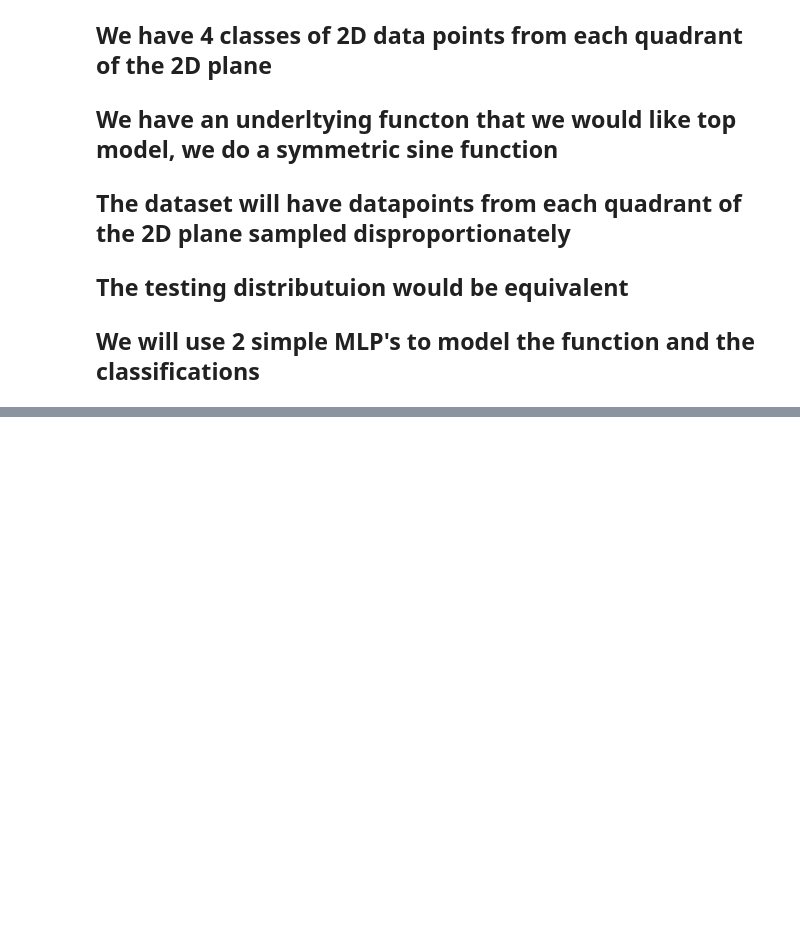
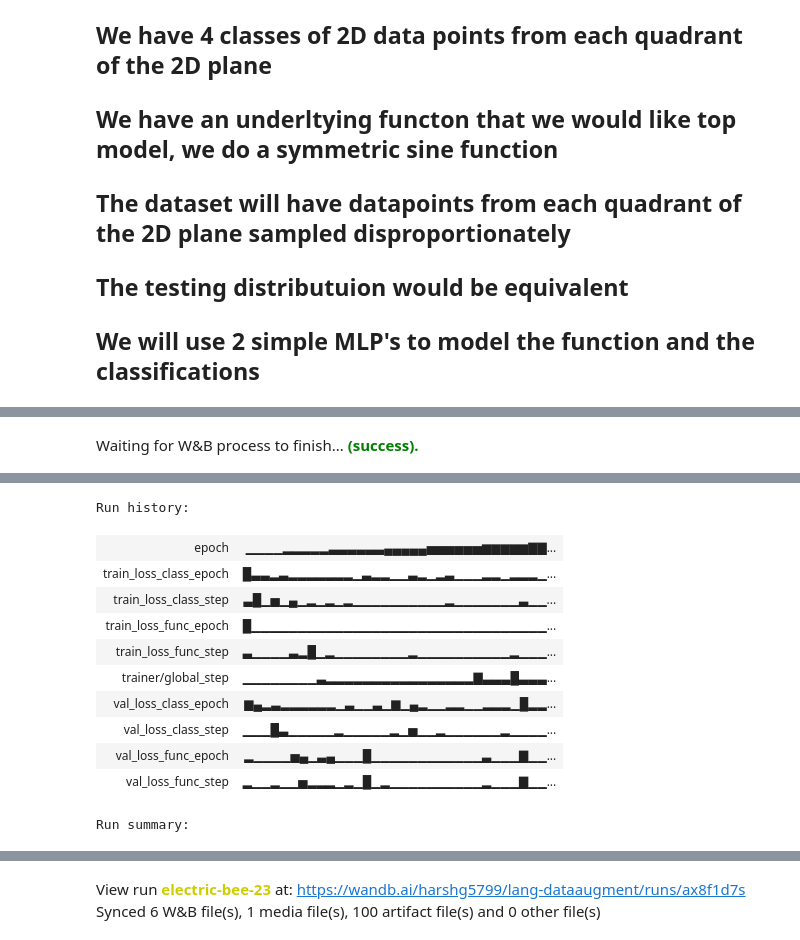
Before and after one commit to UTAustin-SwarmLab/SynDiff-AD, a Jupyter notebook: lang-cond-task-adv-augmentation/gaussian_starter.ipynb, the cells around one changed output, grey strips where cells are left out. Drawn from its saved outputs; the diff is of its cells as text; code cells hidden in the pictures; blank space fills up the shorter version.

```diff
--- a/lang-cond-task-adv-augmentation/gaussian_starter.ipynb
+++ b/lang-cond-task-adv-augmentation/gaussian_starter.ipynb
@@ -108,8 +118,8 @@ x_test = torch.tensor(x_test, dtype = torch.float32)
 y_class_train = torch.tensor(y_class_train, dtype = torch.int64)
 y_class_test = torch.tensor(y_class_test, dtype = torch.int64)
 # Create one hot encoding for the class labels
-y_class_train = torch.nn.functional.one_hot(y_class_train, num_classes = NCLASSES).float()
-y_class_test = torch.nn.functional.one_hot(y_class_test, num_classes = NCLASSES).float()
+# y_class_train = torch.nn.functional.one_hot(y_class_train, num_classes = NCLASSES).float()
+# y_class_test = torch.nn.functional.one_hot(y_class_test, num_classes = NCLASSES).float()
 
 y_labels_train = torch.tensor(y_labels_train, dtype = torch.float32)
 y_labels_test = torch.tensor(y_labels_test, dtype = torch.float32)
@@ -151,8 +161,10 @@ class classTrainer(pl.LightningModule):
     def training_step(self, batch, batch_idx):
         x, y_class, y_labels = batch
         y_pred_class, y_pred_labels = self.forward(x)
+        # print(y_pred_class.shape, y_class.shape)
+        # print(y_pred_class[0])
         loss_class = self.loss(y_pred_class, y_class)
-        set_trace()
+
         loss_func = self.funv_loss(y_pred_labels, y_labels.unsqueeze(1))
         loss = loss_class + loss_func
         self.log('train_loss_class', loss_class.detach(), on_step=True, on_epoch=True, prog_bar=True, logger=True)
@@ -171,12 +183,3 @@ class classTrainer(pl.LightningModule):
 
     def return_model_weights(self):
         return [self.model.state_dict(), self.func_model.state_dict()]
-
-
-# Training the model
-model = classTrainer(input_size=2,
-                       hidden_size=128,
-                        output_size=4)
-trainer = pl.Trainer(max_epochs=100, devices=2, accelerator='gpu')
-
-trainer.fit(model, train_loader, val_loader)
@@ -196,0 +286,48 @@ Traceback (most recent call last):
+# %%
+# Creating the modified dataset for the augmentation network, we take the original dataset and permute the class labels with it
+
+x_train_aug = torch.repeat_interleave(x_train, NCLASSES, dim = 0)
+x_test_aug = torch.repeat_interleave(x_test, NCLASSES, dim = 0)
+y_train_class_aug = torch.cat([torch.tensor(np.zeros(y_class_train.shape[0]) + i) for i in range(NCLASSES)],
+                              dim = 0).type(torch.LongTensor)
+y_train_labels_aug = torch.repeat_interleave(y_labels_train, NCLASSES, dim = 0)
+y_test_class_aug = torch.cat([torch.tensor(np.zeros(y_class_test.shape[0]) + i) for i in range(NCLASSES)]
+                             ,dim = 0).type(torch.LongTensor)
+y_test_labels_aug = torch.repeat_interleave(y_labels_test, NCLASSES, dim = 0)
+
+print("Dataset Shapes:")
+print(x_train_aug.shape, y_train_class_aug.shape, y_train_labels_aug.shape)
+print(x_test_aug.shape, y_test_class_aug.shape, y_test_labels_aug.shape)
+
+# Creating the dataloaders and the dataset
+train_dataset_aug = torch.utils.data.TensorDataset(x_train_aug, y_train_class_aug, y_train_labels_aug)
+train_loader_aug = torch.utils.data.DataLoader(train_dataset_aug, batch_size=2048, shuffle=True)
+val_dataset_aug = torch.utils.data.TensorDataset(x_test_aug, y_test_class_aug, y_test_labels_aug)
+val_loader_aug = torch.utils.data.DataLoader(val_dataset_aug, batch_size=2048, shuffle=True)
+
+# Training the model
+
+#Load the class and func model trained weights
+
+model = classTrainer(input_size=2,
+                    hidden_size=128,
+                    output_size=4)
+
+model.load_state_dict(torch.load('classmodel.pt'))
+T = 3
+aug_model = augmentTrainer(input_size=2,hidden_size=128,output_size=4,
+                       class_modelweights = model.return_model_weights()[0],
+                       func_modelweights = model.return_model_weights()[1],
+                       T = T)
+
+logger = TensorBoardLogger("tb_logs", name="augment")
+wandb.finish()
+wandb_logger = WandbLogger(project='lang-dataaugment', log_model='all')
+
+trainer = pl.Trainer(max_epochs=100, devices=1, accelerator='gpu',logger=[logger,wandb_logger])
+wandb_logger.watch(aug_model, log='all')
+trainer.fit(aug_model, train_loader_aug, val_loader_aug)
+
+# Save the lightning module
+torch.save(aug_model.state_dict(), 'augmodel_T{}.pt'.format(T))
+# %% [output]
@@ -196,0 +337 @@ Traceback (most recent call last):
+Waiting for W&B process to finish... (success).
@@ -196,0 +339,12 @@ Traceback (most recent call last):
+Run history:
+| epoch | ▁▁▁▁▂▂▂▂▂▃▃▃▃▃▃▄▄▄▄▄▅▅▅▅▅▅▆▆▆▆▆▇▇... |
+| train_loss_class_epoch | █▃▃▂▃▂▂▂▂▂▂▂▁▃▂▂▁▁▃▂▁▂▃▁▁▁▂▂▁▂▂▂▁... |
+| train_loss_class_step | ▃█▁▅▁▄▁▂▁▂▁▂▁▁▁▁▁▁▁▁▁▁▂▁▁▁▁▁▁▁▃▁▁... |
+| train_loss_func_epoch | █▁▁▁▁▁▁▁▁▁▁▁▁▁▁▁▁▁▁▁▁▁▁▁▁▁▁▁▁▁▁▁▁... |
+| train_loss_func_step | ▃▁▁▁▁▃▂█▁▂▁▁▁▁▁▁▁▁▂▁▁▁▁▁▁▁▁▁▁▂▁▁▁... |
+| trainer/global_step | ▁▁▁▁▁▁▁▁▃▂▂▂▂▂▂▂▂▂▂▂▂▂▂▂▂▇▃▃▃█▃▃▃... |
+| val_loss_class_epoch | ▆▄▂▃▂▂▂▂▂▂▁▃▁▁▃▁▆▁▄▂▁▁▂▂▁▁▂▂▂▁█▂▂... |
+| val_loss_class_step | ▁▁▁█▃▁▁▁▁▁▂▁▁▁▁▁▂▁▅▁▁▂▁▁▁▁▁▁▂▁▁▁▁... |
+| val_loss_func_epoch | ▂▁▁▁▁▅▄▁▃▄▁▁▁█▁▁▁▁▁▁▁▁▁▁▁▁▃▁▁▁▇▁▁... |
+| val_loss_func_step | ▂▁▁▂▁▁▅▂▂▂▁▂▁█▁▂▁▁▁▁▁▁▁▁▁▁▂▁▁▁▇▁▁... |
+Run summary:
@@ -196,0 +361,2 @@ Traceback (most recent call last):
+View run electric-bee-23 at: https://wandb.ai/harshg5799/lang-dataaugment/runs/ax8f1d7s
+Synced 6 W&B file(s), 1 media file(s), 100 artifact file(s) and 0 other file(s)
```
Also changed, not shown: parts of 11 cells of this notebook.
